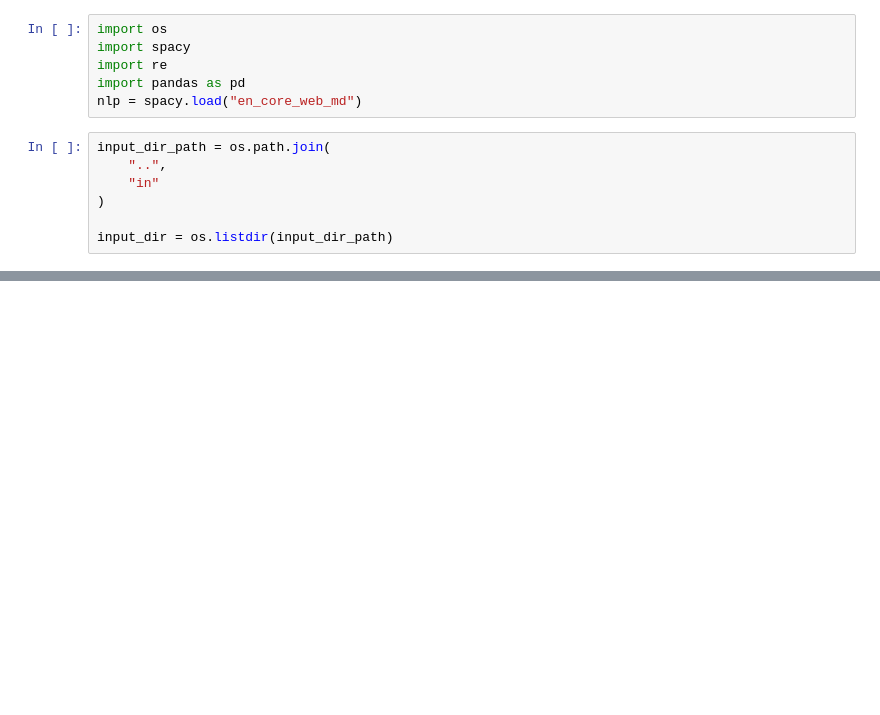
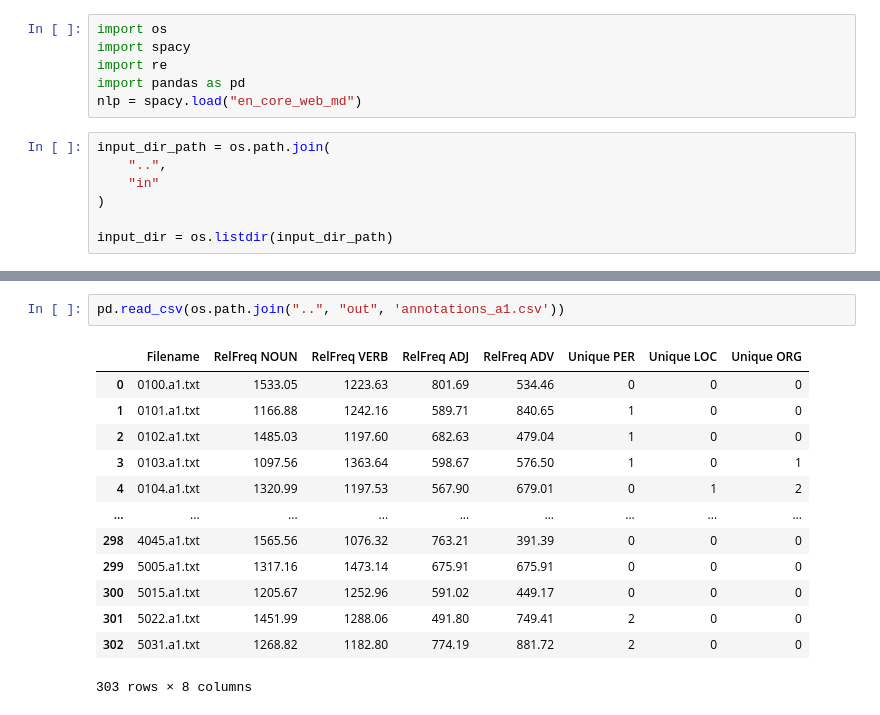
Before and after one commit to peterskousen/cds-lang, a Jupyter notebook: assignments/a1/src/assignment1.ipynb, the cells around one changed output, grey strips where cells are left out. Cells and saved outputs as stored; diff of their text form; blank space fills up the shorter version.

```diff
--- a/assignments/a1/src/assignment1.ipynb
+++ b/assignments/a1/src/assignment1.ipynb
@@ -87,0 +105,16 @@ rel nouns: 1319.57, rel verbs: 1125.7, rel adjectives: 669.17, rel adverbs: 368.
+# %%
+pd.read_csv(os.path.join("..", "out", 'annotations_a1.csv'))
+# %% [output]
+|  | Filename | RelFreq NOUN | RelFreq VERB | RelFreq ADJ | RelFreq ADV | Unique PER | Unique LOC | Unique ORG |
+| 0 | 0100.a1.txt | 1533.05 | 1223.63 | 801.69 | 534.46 | 0 | 0 | 0 |
+| 1 | 0101.a1.txt | 1166.88 | 1242.16 | 589.71 | 840.65 | 1 | 0 | 0 |
+| 2 | 0102.a1.txt | 1485.03 | 1197.60 | 682.63 | 479.04 | 1 | 0 | 0 |
+| 3 | 0103.a1.txt | 1097.56 | 1363.64 | 598.67 | 576.50 | 1 | 0 | 1 |
+| 4 | 0104.a1.txt | 1320.99 | 1197.53 | 567.90 | 679.01 | 0 | 1 | 2 |
+| ... | ... | ... | ... | ... | ... | ... | ... | ... |
+| 298 | 4045.a1.txt | 1565.56 | 1076.32 | 763.21 | 391.39 | 0 | 0 | 0 |
+| 299 | 5005.a1.txt | 1317.16 | 1473.14 | 675.91 | 675.91 | 0 | 0 | 0 |
+| 300 | 5015.a1.txt | 1205.67 | 1252.96 | 591.02 | 449.17 | 0 | 0 | 0 |
+| 301 | 5022.a1.txt | 1451.99 | 1288.06 | 491.80 | 749.41 | 2 | 0 | 0 |
+| 302 | 5031.a1.txt | 1268.82 | 1182.80 | 774.19 | 881.72 | 2 | 0 | 0 |
+303 rows × 8 columns
```
Also changed, not shown: parts of 1 cell of this notebook, 18 other files.
